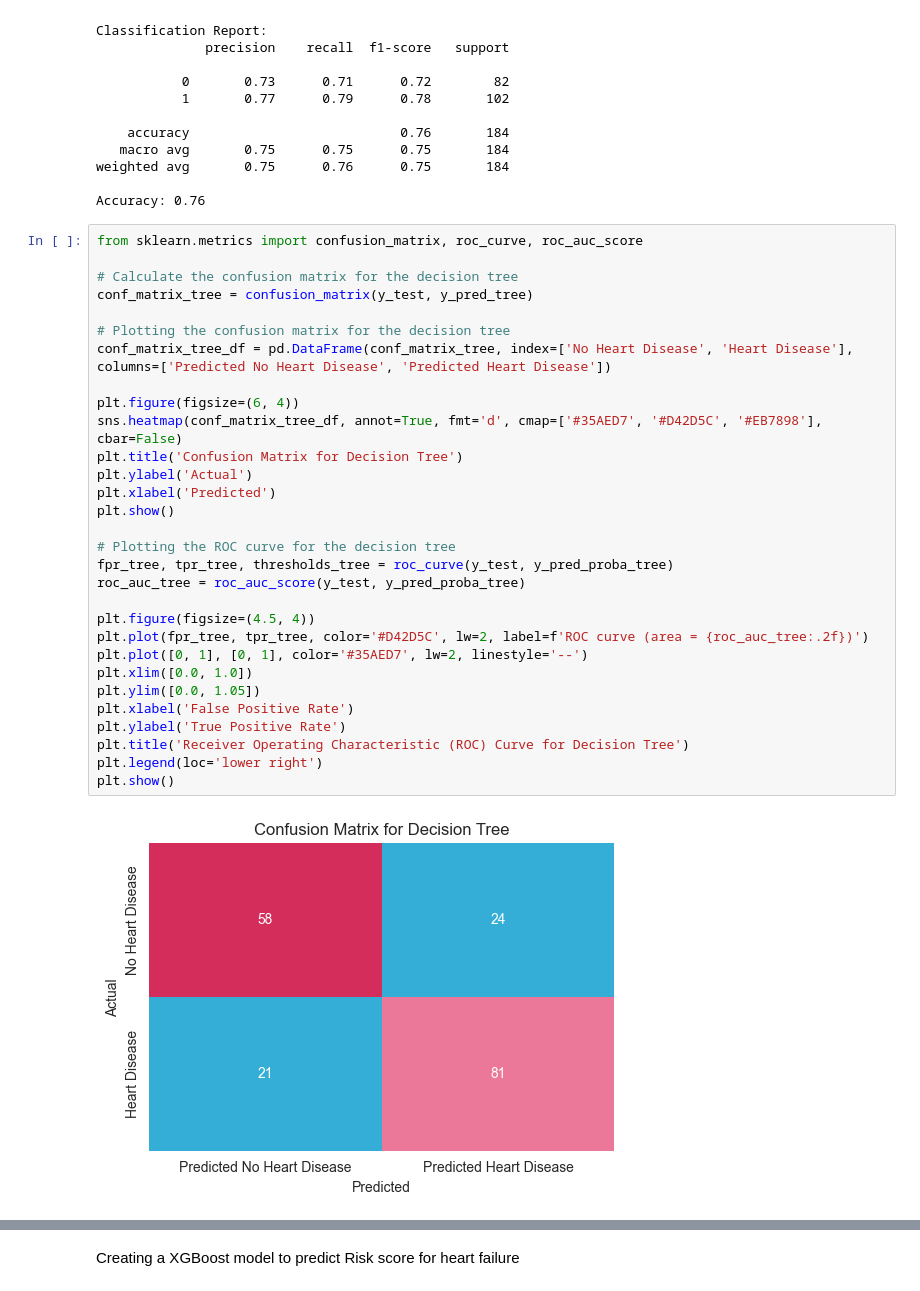
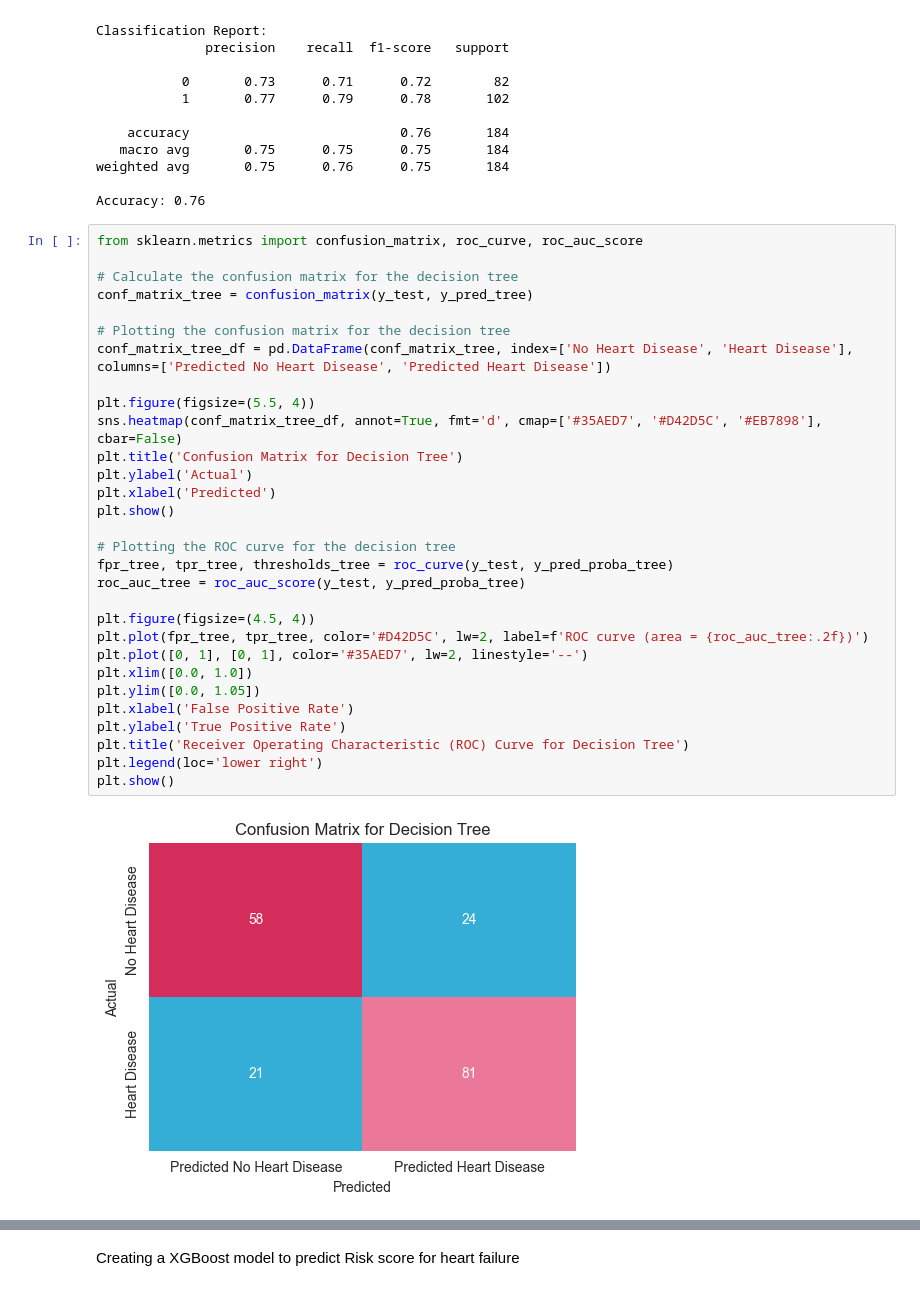
Before and after one commit to Iqra-qbl/Heart-Failure-Risk-Analysis, a Jupyter notebook: jupyter_notebooks/3. Predictive modelling.ipynb, the cells around one changed output, grey strips where cells are left out. Drawn from its saved outputs; the diff is of its cells as text.

```diff
--- a/jupyter_notebooks/3. Predictive modelling.ipynb
+++ b/jupyter_notebooks/3. Predictive modelling.ipynb
@@ -299,35 +295,35 @@ Accuracy: 0.76
 # %%
 from sklearn.metrics import confusion_matrix, roc_curve, roc_auc_score
 
 # Calculate the confusion matrix for the decision tree
 conf_matrix_tree = confusion_matrix(y_test, y_pred_tree)
 
 # Plotting the confusion matrix for the decision tree
 conf_matrix_tree_df = pd.DataFrame(conf_matrix_tree, index=['No Heart Disease', 'Heart Disease'], columns=['Predicted No Heart Disease', 'Predicted Heart Disease'])
 
-plt.figure(figsize=(6, 4))
+plt.figure(figsize=(5.5, 4))
 sns.heatmap(conf_matrix_tree_df, annot=True, fmt='d', cmap=['#35AED7', '#D42D5C', '#EB7898'], cbar=False)
 plt.title('Confusion Matrix for Decision Tree')
 plt.ylabel('Actual')
 plt.xlabel('Predicted')
 plt.show()
 
 # Plotting the ROC curve for the decision tree
 fpr_tree, tpr_tree, thresholds_tree = roc_curve(y_test, y_pred_proba_tree)
 roc_auc_tree = roc_auc_score(y_test, y_pred_proba_tree)
 
 plt.figure(figsize=(4.5, 4))
 plt.plot(fpr_tree, tpr_tree, color='#D42D5C', lw=2, label=f'ROC curve (area = {roc_auc_tree:.2f})')
 plt.plot([0, 1], [0, 1], color='#35AED7', lw=2, linestyle='--')
 plt.xlim([0.0, 1.0])
 plt.ylim([0.0, 1.05])
 plt.xlabel('False Positive Rate')
 plt.ylabel('True Positive Rate')
 plt.title('Receiver Operating Characteristic (ROC) Curve for Decision Tree')
 plt.legend(loc='lower right')
 plt.show()
 # %% [output]
-[figure, old version]
+[figure, new version]
 [figure]
 # %% [markdown]
 Creating a XGBoost model to predict Risk score for heart failure
```
Also changed, not shown: parts of 14 cells of this notebook, 7 other files.
